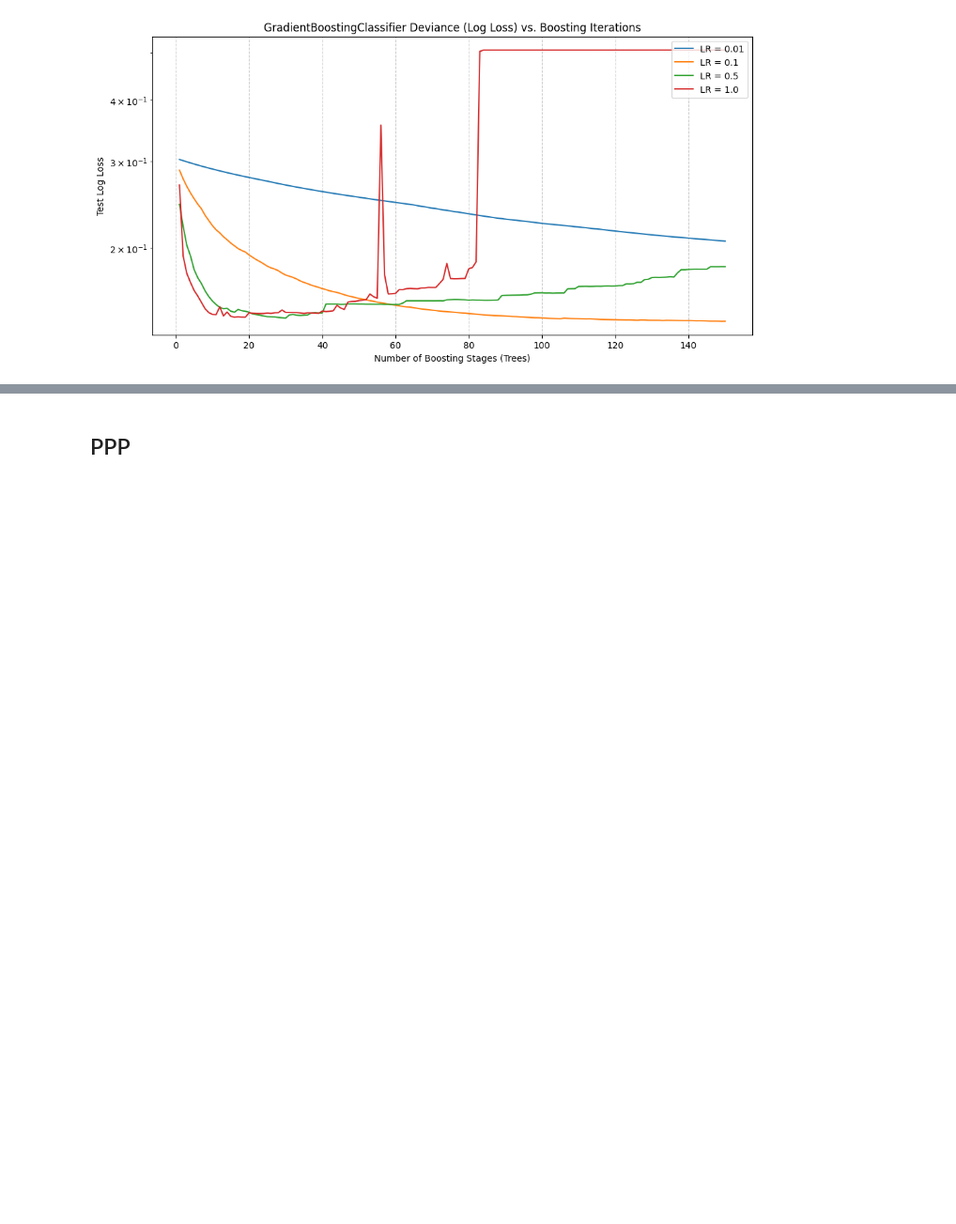
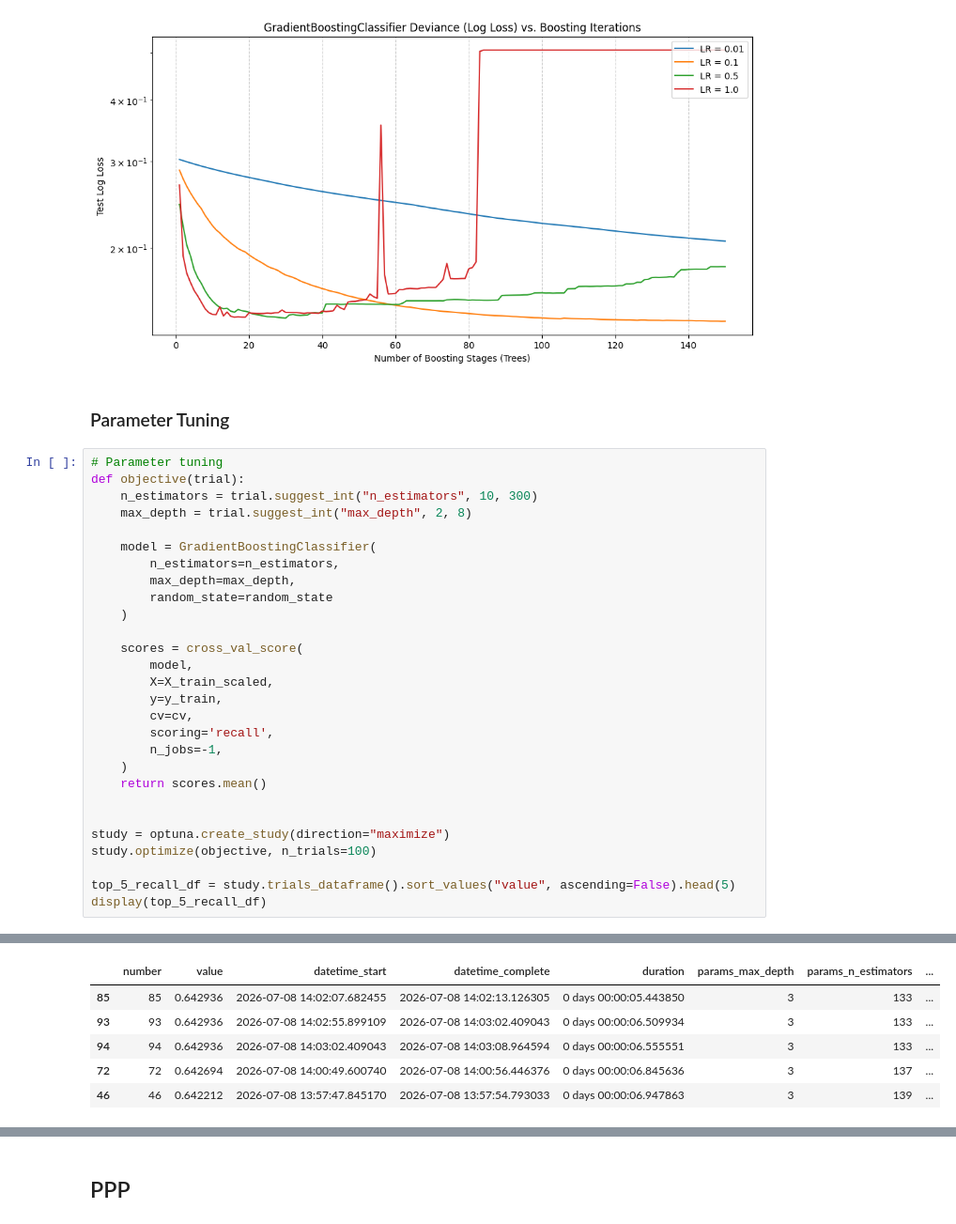
Before and after one commit to calebhadley1/DX799-capstone, a Jupyter notebook: Week9.ipynb, the cells around one changed output, grey strips where cells are left out. Shown at 94% size. Cells and saved outputs as stored; diff of their text form; blank space fills up the shorter version.

```diff
--- a/Week9.ipynb
+++ b/Week9.ipynb
@@ -276,3 +360,34 @@ plt.grid(True, linestyle='--', alpha=0.6)
 None
 # %% [output]
 [figure]
+# %% [markdown]
+### Parameter Tuning
+# %%
+# Parameter tuning
+def objective(trial):
+    n_estimators = trial.suggest_int("n_estimators", 10, 300)
+    max_depth = trial.suggest_int("max_depth", 2, 8)
+
+    model = GradientBoostingClassifier(
+        n_estimators=n_estimators,
+        max_depth=max_depth,
+        random_state=random_state
+    )
+
+    scores = cross_val_score(
+        model,
+        X=X_train_scaled,
+        y=y_train,
+        cv=cv,
+        scoring='recall',
+        n_jobs=-1,
+    )
+    return scores.mean()
+
+
+study = optuna.create_study(direction="maximize")
+study.optimize(objective, n_trials=100)
+
+top_5_recall_df = study.trials_dataframe().sort_values("value", ascending=False).head(5)
+display(top_5_recall_df)
+# %% [output]
@@ -278,0 +411,6 @@ None
+|  | number | value | datetime_start | datetime_complete | duration | params_max_depth | params_n_estimators | ... |
+| 85 | 85 | 0.642936 | 2026-07-08 14:02:07.682455 | 2026-07-08 14:02:13.126305 | 0 days 00:00:05.443850 | 3 | 133 | ... |
+| 93 | 93 | 0.642936 | 2026-07-08 14:02:55.899109 | 2026-07-08 14:03:02.409043 | 0 days 00:00:06.509934 | 3 | 133 | ... |
+| 94 | 94 | 0.642936 | 2026-07-08 14:03:02.409043 | 2026-07-08 14:03:08.964594 | 0 days 00:00:06.555551 | 3 | 133 | ... |
+| 72 | 72 | 0.642694 | 2026-07-08 14:00:49.600740 | 2026-07-08 14:00:56.446376 | 0 days 00:00:06.845636 | 3 | 137 | ... |
+| 46 | 46 | 0.642212 | 2026-07-08 13:57:47.845170 | 2026-07-08 13:57:54.793033 | 0 days 00:00:06.947863 | 3 | 139 | ... |
```
Also changed, not shown: parts of 13 cells of this notebook.
